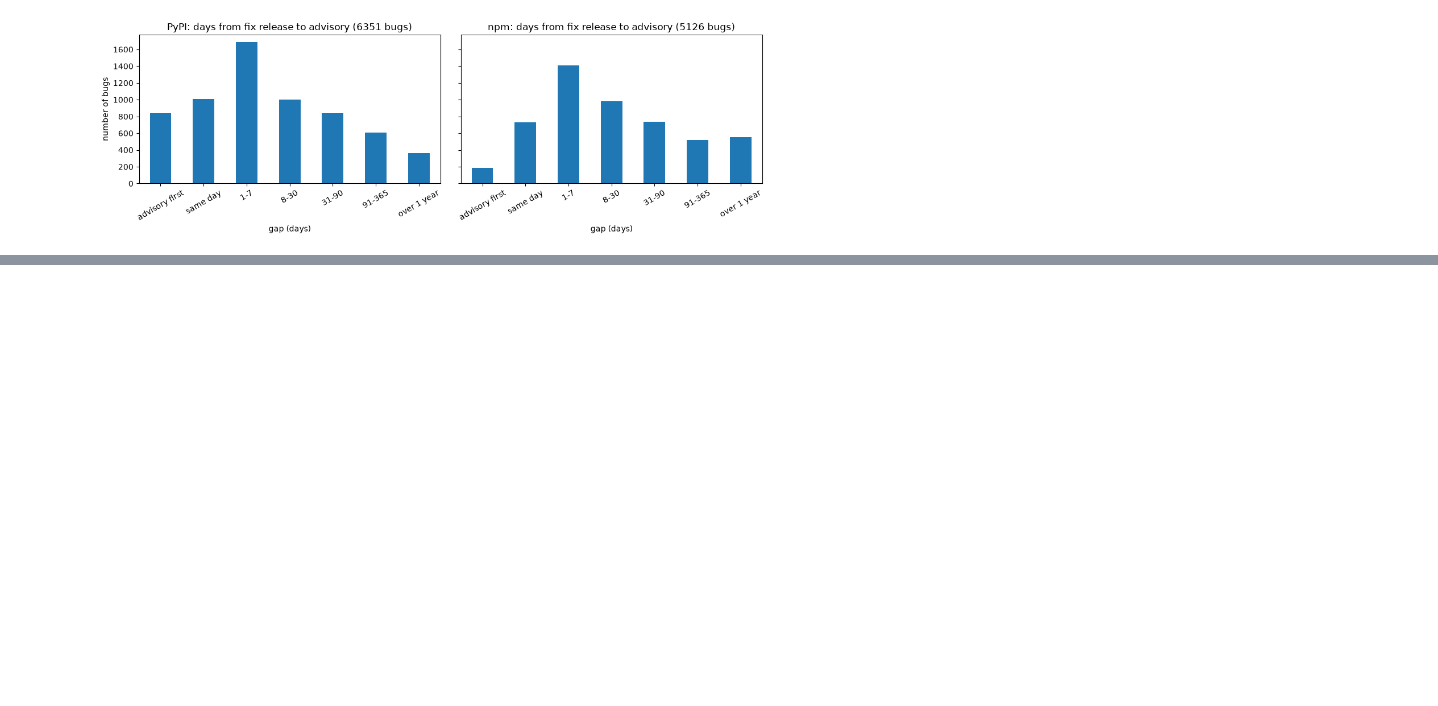
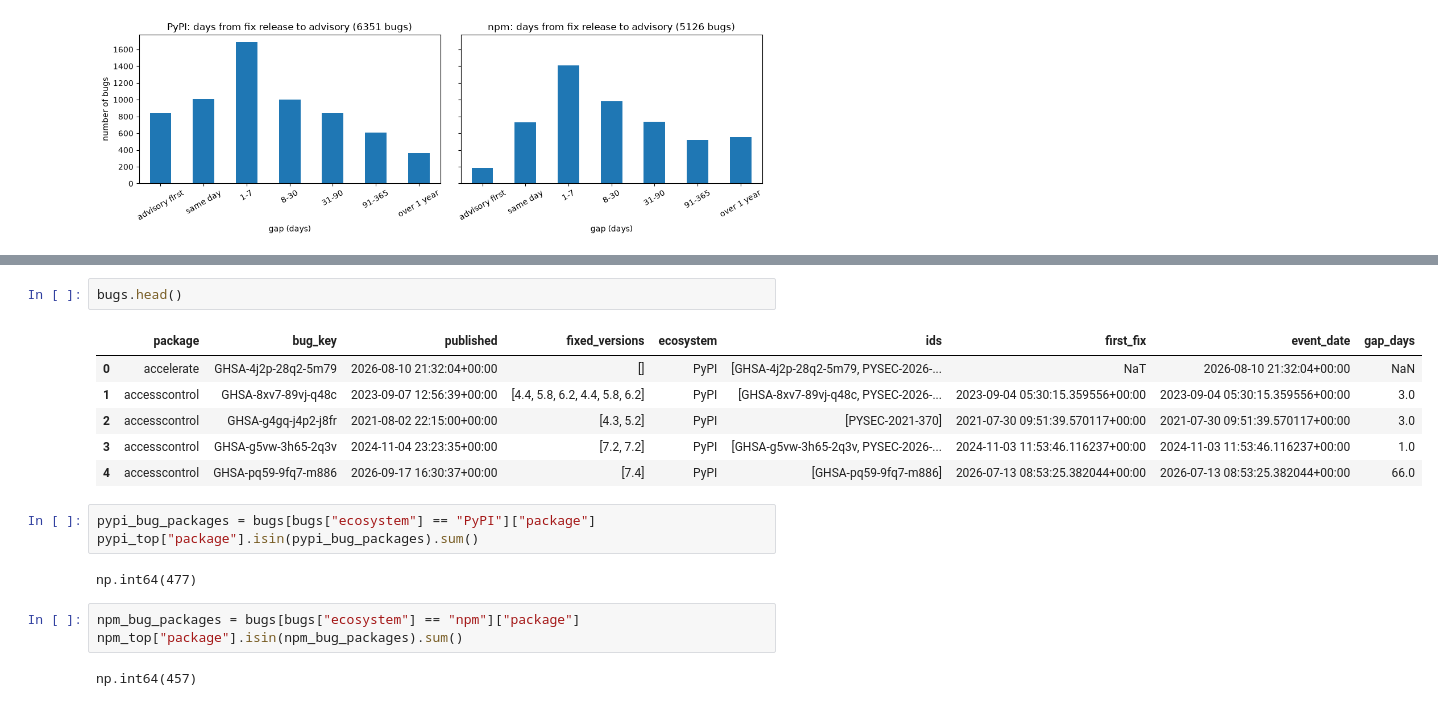
Before and after one commit to AlaeRhazouani/Augur, a Jupyter notebook: learning/02_osv_explore.ipynb, the cells around one changed output, grey strips where cells are left out. Cells and saved outputs as stored; diff of their text form; blank space fills up the shorter version.

```diff
--- a/learning/02_osv_explore.ipynb
+++ b/learning/02_osv_explore.ipynb
@@ -501,0 +585,19 @@ npm {'advisory first': 187, 'same day': 731, '1-7': 1411, '8-30': 984, '31-90':
+# %%
+bugs.head()
+# %% [output]
+|  | package | bug_key | published | fixed_versions | ecosystem | ids | first_fix | event_date | gap_days |
+| 0 | accelerate | GHSA-4j2p-28q2-5m79 | 2026-08-10 21:32:04+00:00 | [] | PyPI | [GHSA-4j2p-28q2-5m79, PYSEC-2026-... | NaT | 2026-08-10 21:32:04+00:00 | NaN |
+| 1 | accesscontrol | GHSA-8xv7-89vj-q48c | 2023-09-07 12:56:39+00:00 | [4.4, 5.8, 6.2, 4.4, 5.8, 6.2] | PyPI | [GHSA-8xv7-89vj-q48c, PYSEC-2026-... | 2023-09-04 05:30:15.359556+00:00 | 2023-09-04 05:30:15.359556+00:00 | 3.0 |
+| 2 | accesscontrol | GHSA-g4gq-j4p2-j8fr | 2021-08-02 22:15:00+00:00 | [4.3, 5.2] | PyPI | [PYSEC-2021-370] | 2021-07-30 09:51:39.570117+00:00 | 2021-07-30 09:51:39.570117+00:00 | 3.0 |
+| 3 | accesscontrol | GHSA-g5vw-3h65-2q3v | 2024-11-04 23:23:35+00:00 | [7.2, 7.2] | PyPI | [GHSA-g5vw-3h65-2q3v, PYSEC-2026-... | 2024-11-03 11:53:46.116237+00:00 | 2024-11-03 11:53:46.116237+00:00 | 1.0 |
+| 4 | accesscontrol | GHSA-pq59-9fq7-m886 | 2026-09-17 16:30:37+00:00 | [7.4] | PyPI | [GHSA-pq59-9fq7-m886] | 2026-07-13 08:53:25.382044+00:00 | 2026-07-13 08:53:25.382044+00:00 | 66.0 |
+# %%
+pypi_bug_packages = bugs[bugs["ecosystem"] == "PyPI"]["package"]
+pypi_top["package"].isin(pypi_bug_packages).sum()
+# %% [output]
+np.int64(477)
+# %%
+npm_bug_packages = bugs[bugs["ecosystem"] == "npm"]["package"]
+npm_top["package"].isin(npm_bug_packages).sum()
+# %% [output]
+np.int64(457)
```
Also changed, not shown: parts of 10 cells of this notebook, 1 other file.
